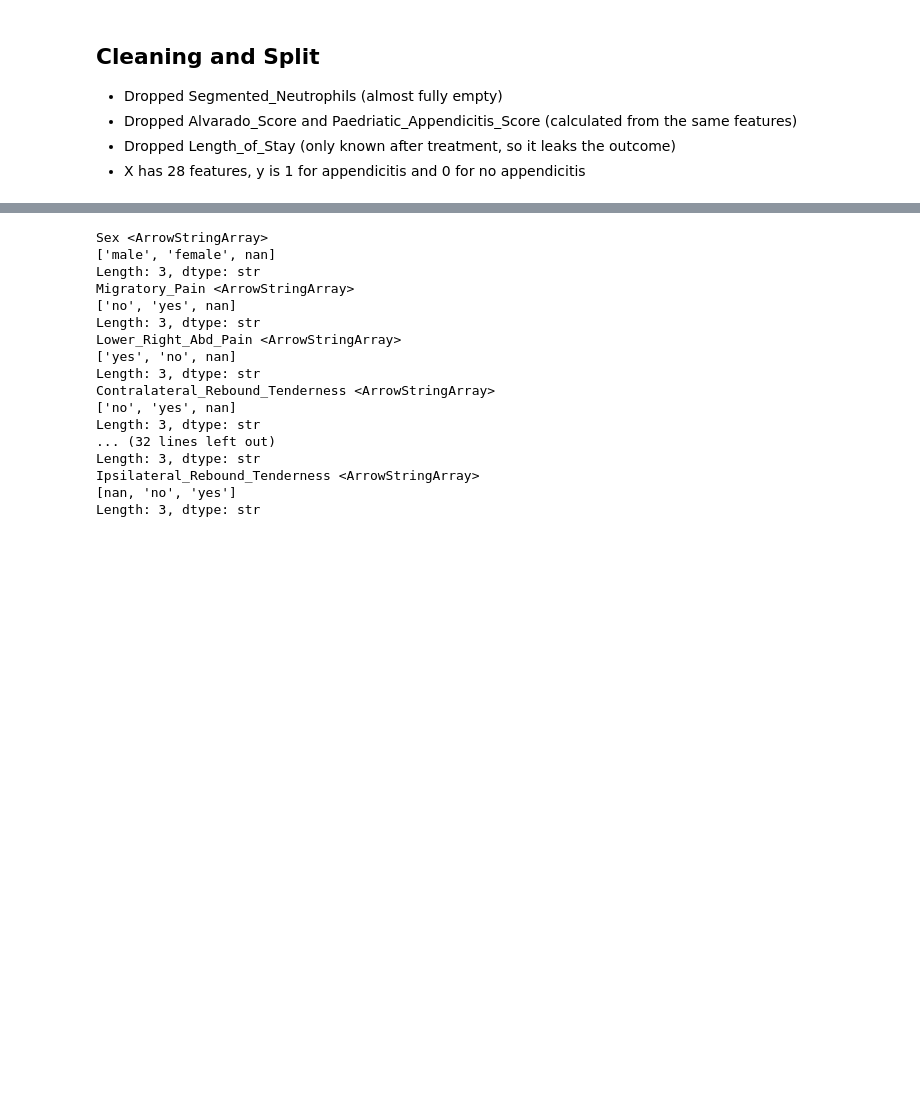
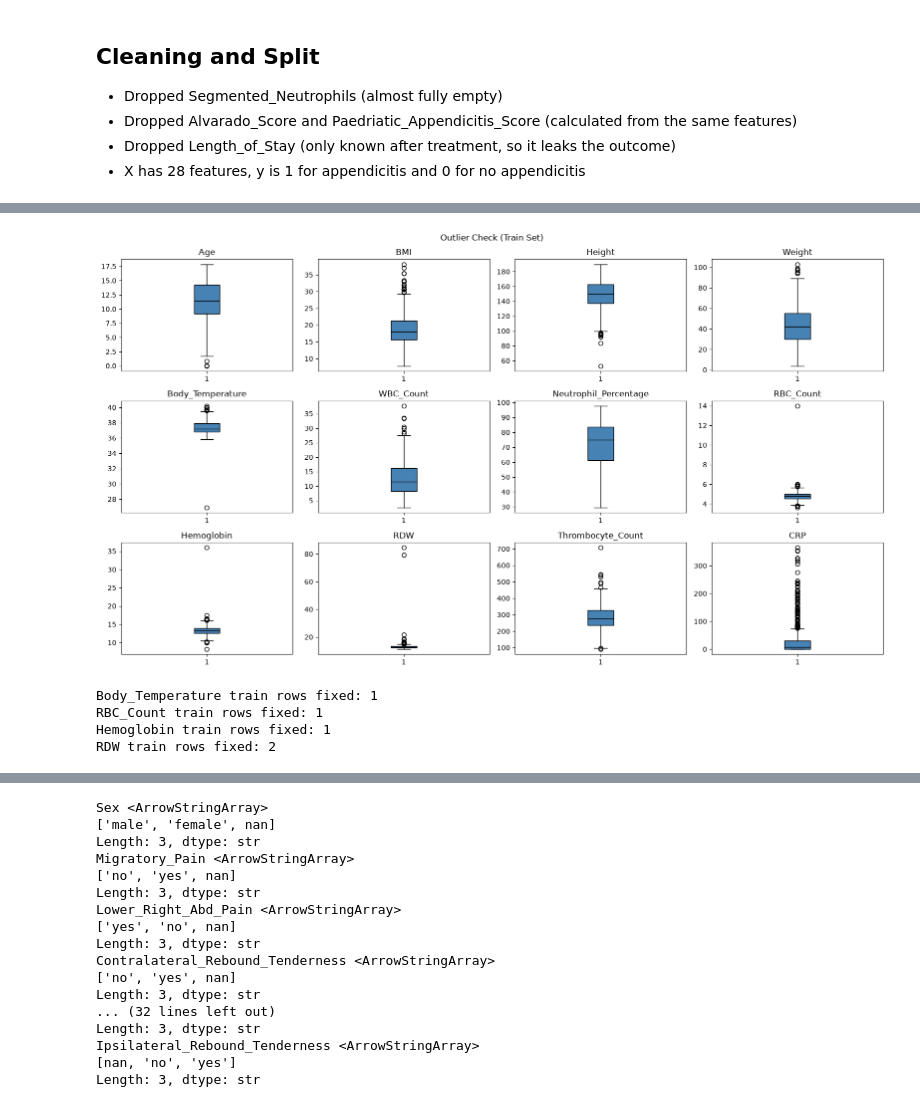
Before and after one commit to Mil9nn/pediatric-appendicitis, a Jupyter notebook: main.ipynb, the cells around one changed output, grey strips where cells are left out. Saved outputs shown, nothing was run; the diff lists cells and outputs as text; code cells hidden in the pictures; blank space fills up the shorter version.

```diff
--- a/main.ipynb
+++ b/main.ipynb
@@ -180,0 +207,29 @@ Name: count, dtype: int64
+# %%
+fig, axes = plt.subplots(3, 4, figsize=(16, 9))
+for ax, col in zip(axes.flat, num_cols):
+    ax.boxplot(X_train[col].dropna(), patch_artist=True,
+               boxprops=dict(facecolor="steelblue"),
+               medianprops=dict(color="black"))
+    ax.set_title(col)
+plt.suptitle("Outlier Check (Train Set)")
+plt.tight_layout()
+plt.show()
+# %% [output]
+[figure, added]
+# %%
+limits = {
+    "Body_Temperature": (33, 43),
+    "RBC_Count": (2, 8),
+    "Hemoglobin": (5, 20),
+    "RDW": (10, 25),
+}
+for col, (lo, hi) in limits.items():
+    bad = (X_train[col] < lo) | (X_train[col] > hi)
+    print(col, "train rows fixed:", bad.sum())
+    for d in (X_train, X_test):
+        d.loc[(d[col] < lo) | (d[col] > hi), col] = np.nan
+# %% [output]
+Body_Temperature train rows fixed: 1
+RBC_Count train rows fixed: 1
+Hemoglobin train rows fixed: 1
+RDW train rows fixed: 2
```
Also changed, not shown: parts of 7 cells of this notebook.
